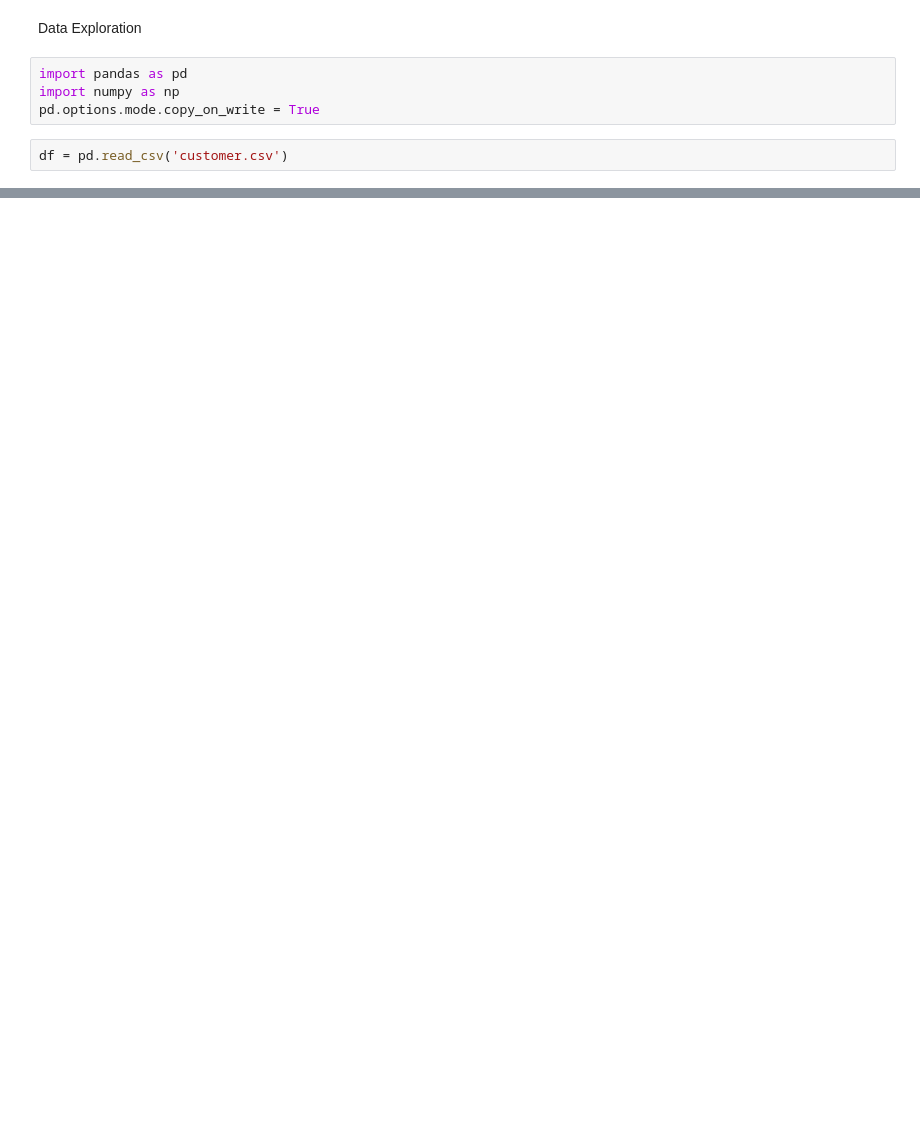
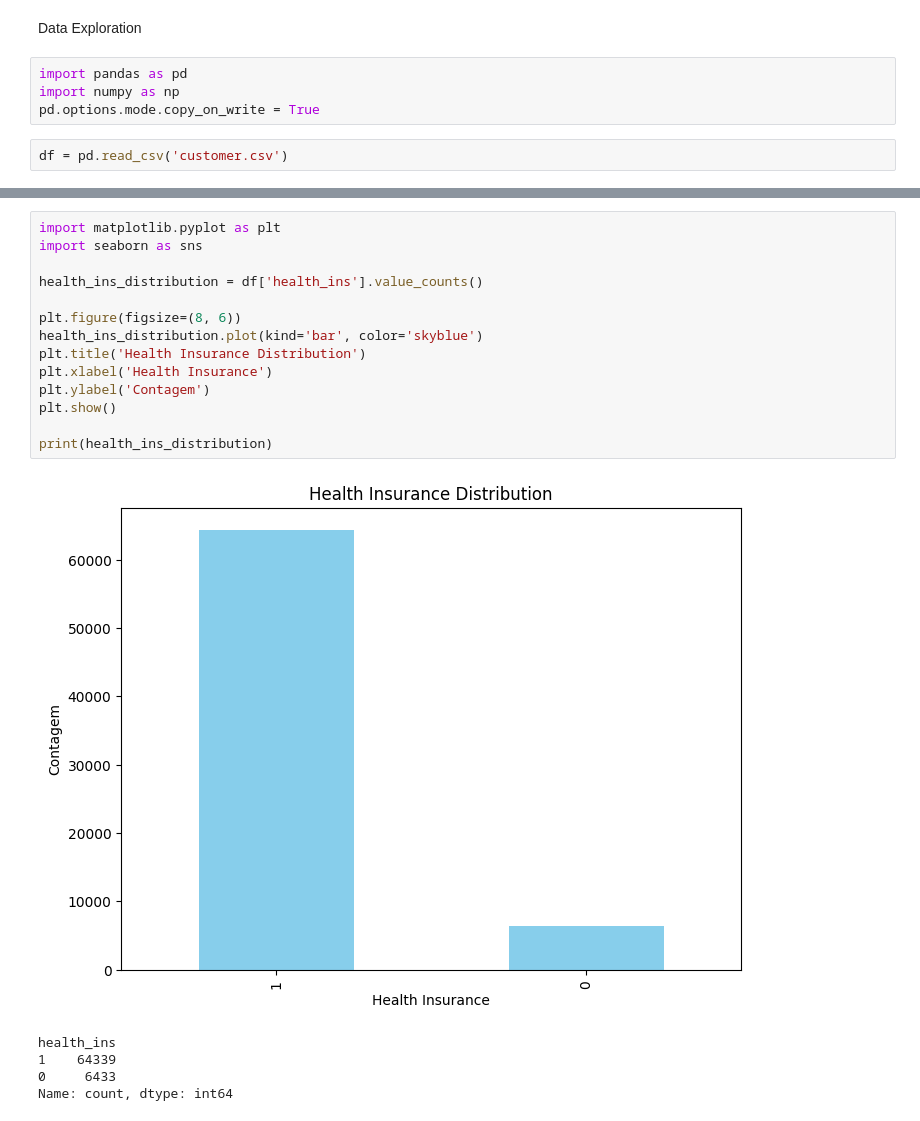
Before and after one commit to Barb02/IDS_project, a Jupyter notebook: customer.ipynb, the cells around one changed output, grey strips where cells are left out. Saved outputs shown, nothing was run; the diff lists cells and outputs as text; blank space fills up the shorter version.

```diff
--- a/customer.ipynb
+++ b/customer.ipynb
@@ -134,0 +111,20 @@ memory usage: 8.2+ MB
+# %%
+import matplotlib.pyplot as plt
+import seaborn as sns
+
+health_ins_distribution = df['health_ins'].value_counts()
+
+plt.figure(figsize=(8, 6))
+health_ins_distribution.plot(kind='bar', color='skyblue')
+plt.title('Health Insurance Distribution')
+plt.xlabel('Health Insurance')
+plt.ylabel('Contagem')
+plt.show()
+
+print(health_ins_distribution)
+# %% [output]
+[figure, added]
+health_ins
+1    64339
+0     6433
+Name: count, dtype: int64
```
Also changed, not shown: parts of 20 cells of this notebook.
